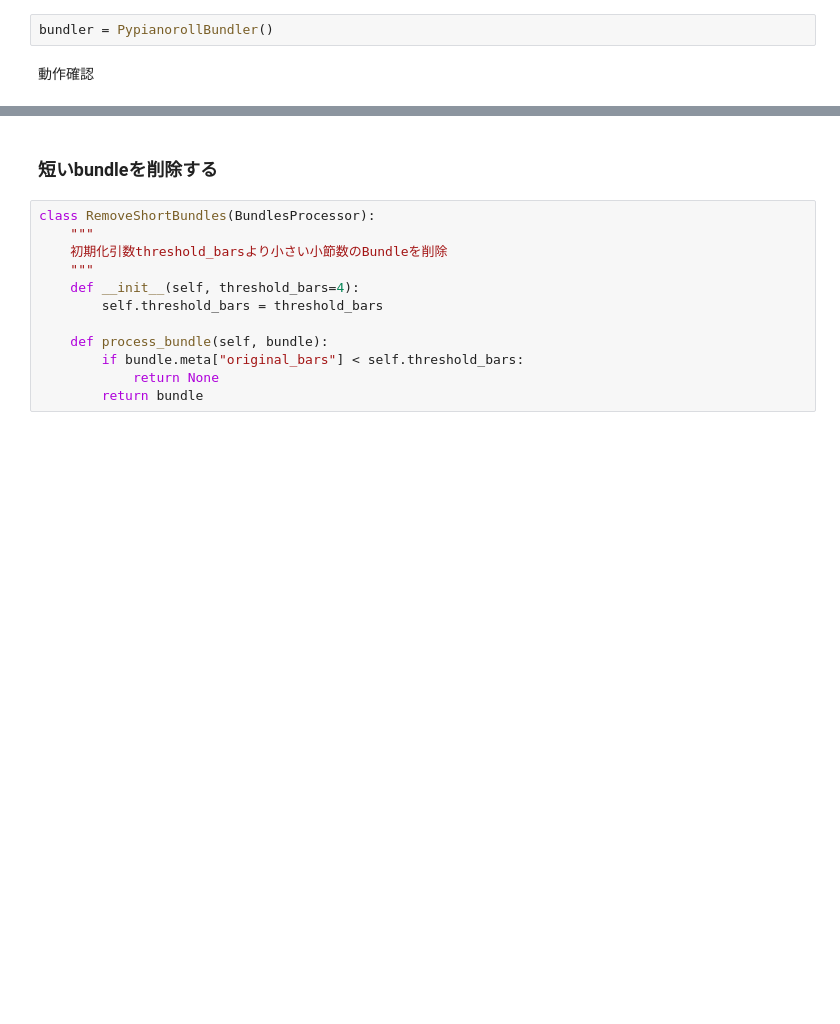
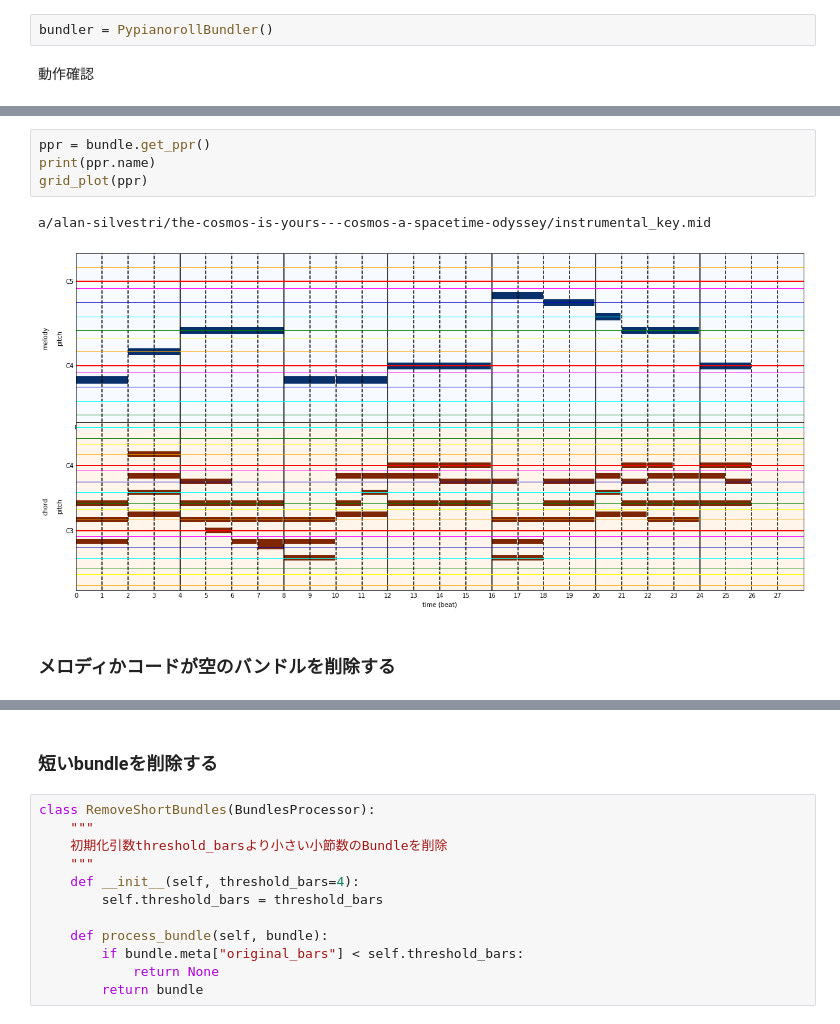
Before and after one commit to fuurin/schwbert, a Jupyter notebook: preparation/theorytab.ipynb, the cells around one changed output, grey strips where cells are left out. Cells and saved outputs as stored; diff of their text form; blank space fills up the shorter version.

```diff
--- a/preparation/theorytab.ipynb
+++ b/preparation/theorytab.ipynb
@@ -157 +174,10 @@ chord shape: (1152, 128)
   'original_key': 'Bb Major'}}
+# %%
+ppr = bundle.get_ppr()
+print(ppr.name)
+grid_plot(ppr)
+# %% [output]
+a/alan-silvestri/the-cosmos-is-yours---cosmos-a-spacetime-odyssey/instrumental_key.mid
+[figure, added]
+# %% [markdown]
+### メロディかコードが空のバンドルを削除する
```
Also changed, not shown: parts of 56 cells of this notebook, 1 other file.
